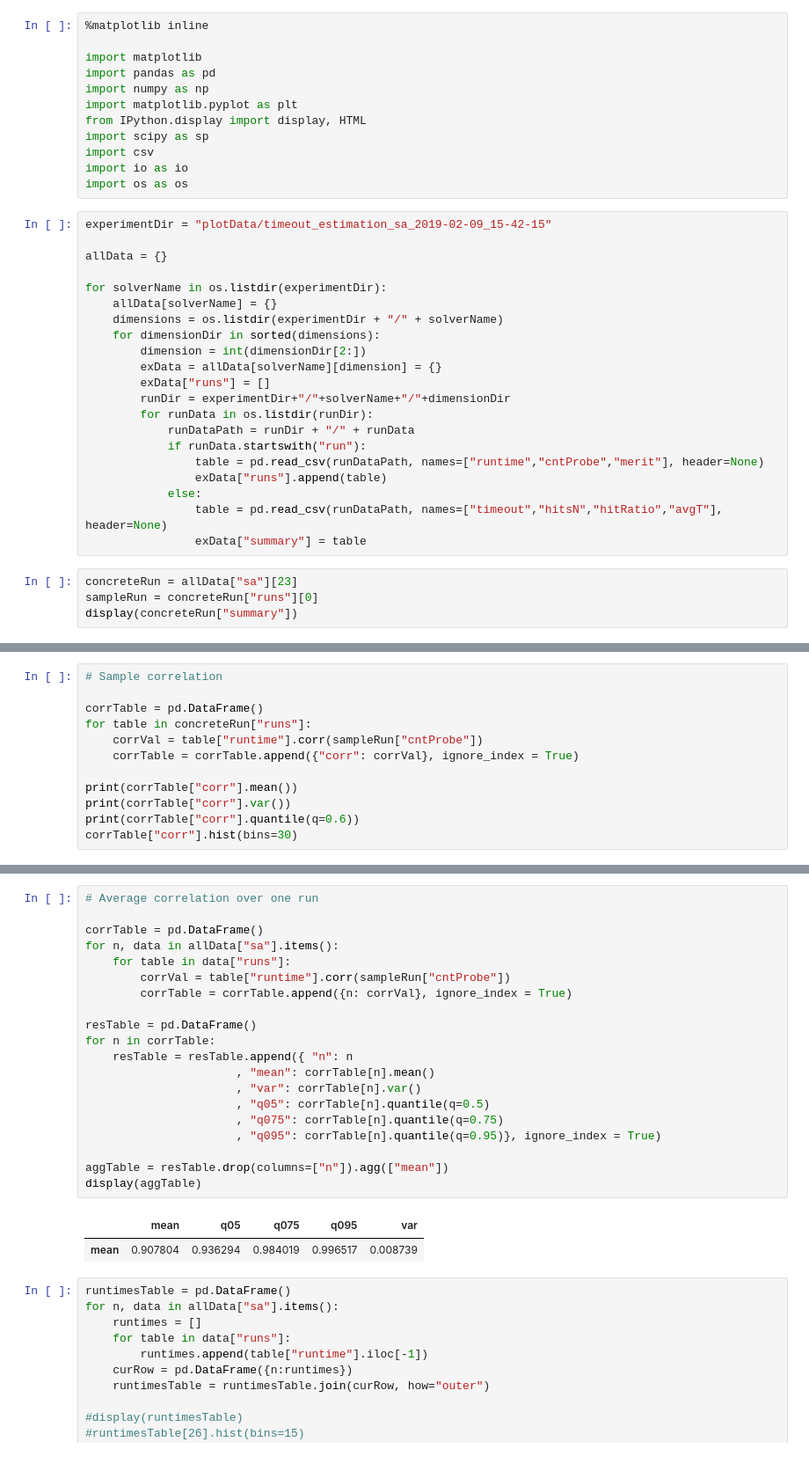
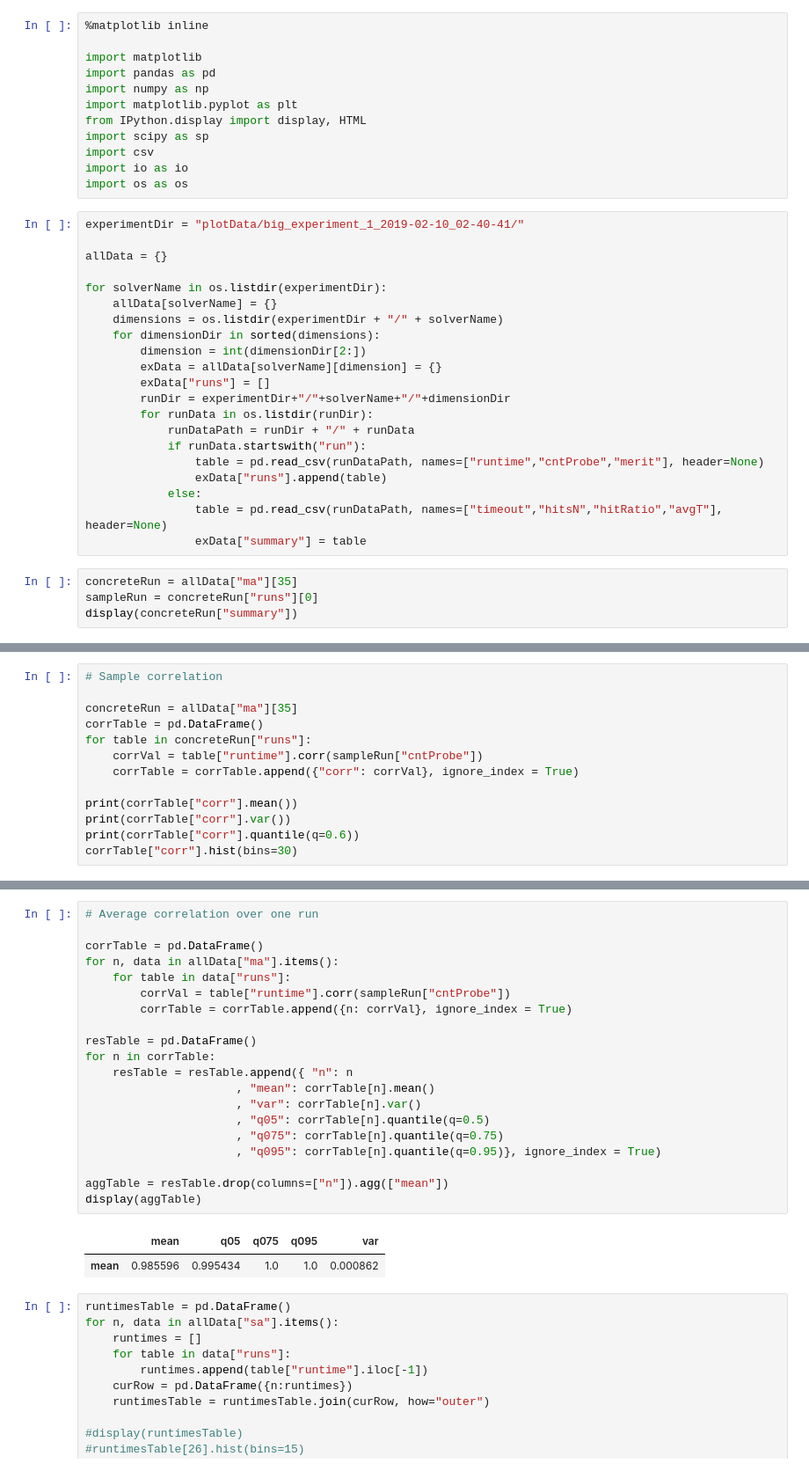
Before and after one commit to CHoudrouge4/osh, a Jupyter notebook: Analysis.ipynb, the cells around one changed output, grey strips where cells are left out. Shown at 88% size. Drawn from its saved outputs; the diff is of its cells as text.

```diff
--- a/Analysis.ipynb
+++ b/Analysis.ipynb
@@ -11,7 +11,7 @@ import csv
 import io as io
 import os as os
 # %%
-experimentDir = "plotData/timeout_estimation_sa_2019-02-09_15-42-15"
+experimentDir = "plotData/big_experiment_1_2019-02-10_02-40-41/"
 
 allData = {}
 
@@ -32,7 +32,7 @@ for solverName in os.listdir(experimentDir):
                 table = pd.read_csv(runDataPath, names=["timeout","hitsN","hitRatio","avgT"], header=None)
                 exData["summary"] = table
 # %%
-concreteRun = allData["sa"][23]
+concreteRun = allData["ma"][35]
 sampleRun = concreteRun["runs"][0]
 display(concreteRun["summary"])
 # %% [output]
@@ -41,6 +41,7 @@ display(concreteRun["summary"])
 # %%
 # Sample correlation
 
+concreteRun = allData["ma"][35]
 corrTable = pd.DataFrame()
 for table in concreteRun["runs"]:
     corrVal = table["runtime"].corr(sampleRun["cntProbe"])
@@ -59,26 +60,26 @@ corrTable["corr"].hist(bins=30)
 # %%
 # Average correlation over one run
 
 corrTable = pd.DataFrame()
-for n, data in allData["sa"].items():
+for n, data in allData["ma"].items():
     for table in data["runs"]:
         corrVal = table["runtime"].corr(sampleRun["cntProbe"])
         corrTable = corrTable.append({n: corrVal}, ignore_index = True)
 
 resTable = pd.DataFrame()
 for n in corrTable:
     resTable = resTable.append({ "n": n
                       , "mean": corrTable[n].mean()
                       , "var": corrTable[n].var()
                       , "q05": corrTable[n].quantile(q=0.5)
                       , "q075": corrTable[n].quantile(q=0.75)
                       , "q095": corrTable[n].quantile(q=0.95)}, ignore_index = True)
 
 aggTable = resTable.drop(columns=["n"]).agg(["mean"])
 display(aggTable)
 # %% [output]
 |  | mean | q05 | q075 | q095 | var |
-| mean | 0.907804 | 0.936294 | 0.984019 | 0.996517 | 0.008739 |
+| mean | 0.985596 | 0.995434 | 1.0 | 1.0 | 0.000862 |
 # %%
 runtimesTable = pd.DataFrame()
 for n, data in allData["sa"].items():
```
Also changed, not shown: parts of 2 cells of this notebook.
